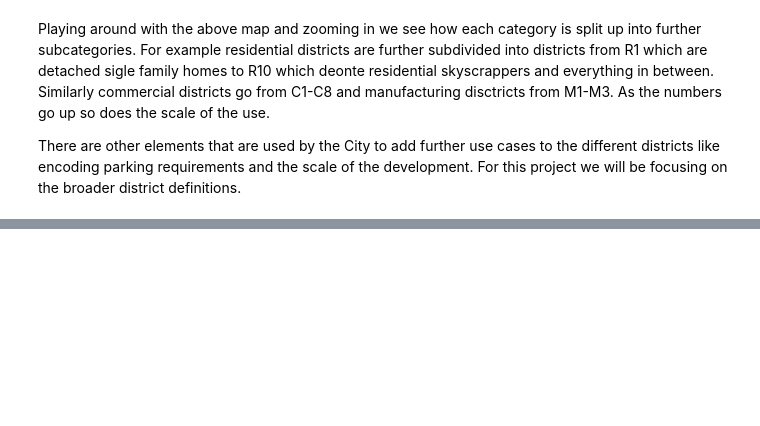
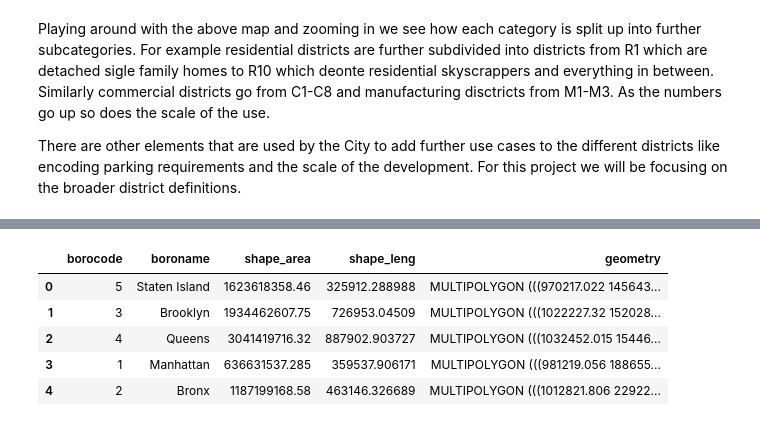
Before and after one commit to imranfaiz-an/NYC_Zoning-DS-30195, a Jupyter notebook: mircro_project_zoning.ipynb, the cells around one changed output, grey strips where cells are left out. Saved outputs shown, nothing was run; the diff lists cells and outputs as text; code cells hidden in the pictures; blank space fills up the shorter version.

```diff
--- a/mircro_project_zoning.ipynb
+++ b/mircro_project_zoning.ipynb
@@ -443,0 +351,9 @@ amendments_gdf.sort_values(by=["Shape_Area", "EFFECTIVE"], ascending=False).head
+# %%
+borough_projected
+# %% [output]
+|  | borocode | boroname | shape_area | shape_leng | geometry |
+| 0 | 5 | Staten Island | 1623618358.46 | 325912.288988 | MULTIPOLYGON (((970217.022 145643... |
+| 1 | 3 | Brooklyn | 1934462607.75 | 726953.04509 | MULTIPOLYGON (((1022227.32 152028... |
+| 2 | 4 | Queens | 3041419716.32 | 887902.903727 | MULTIPOLYGON (((1032452.015 15446... |
+| 3 | 1 | Manhattan | 636631537.285 | 359537.906171 | MULTIPOLYGON (((981219.056 188655... |
+| 4 | 2 | Bronx | 1187199168.58 | 463146.326689 | MULTIPOLYGON (((1012821.806 22922... |
```
Also changed, not shown: parts of 47 cells of this notebook, 9 other files.
